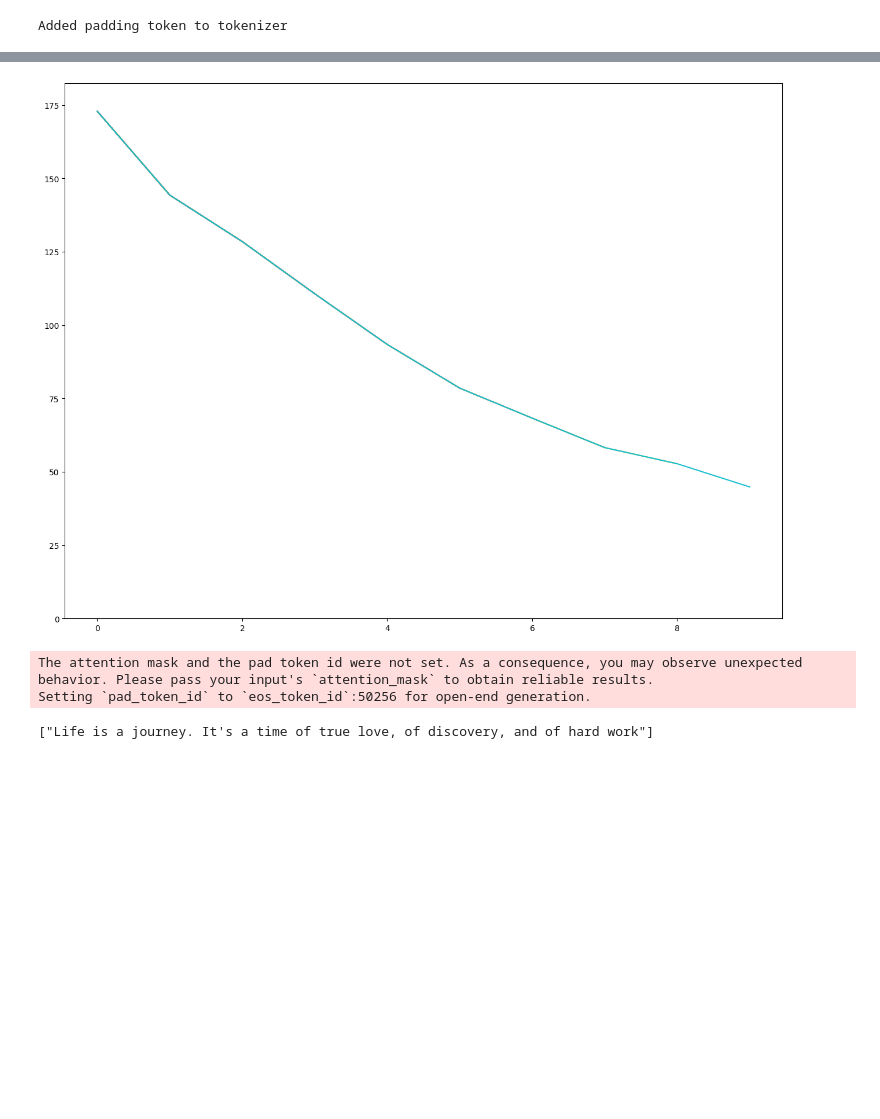
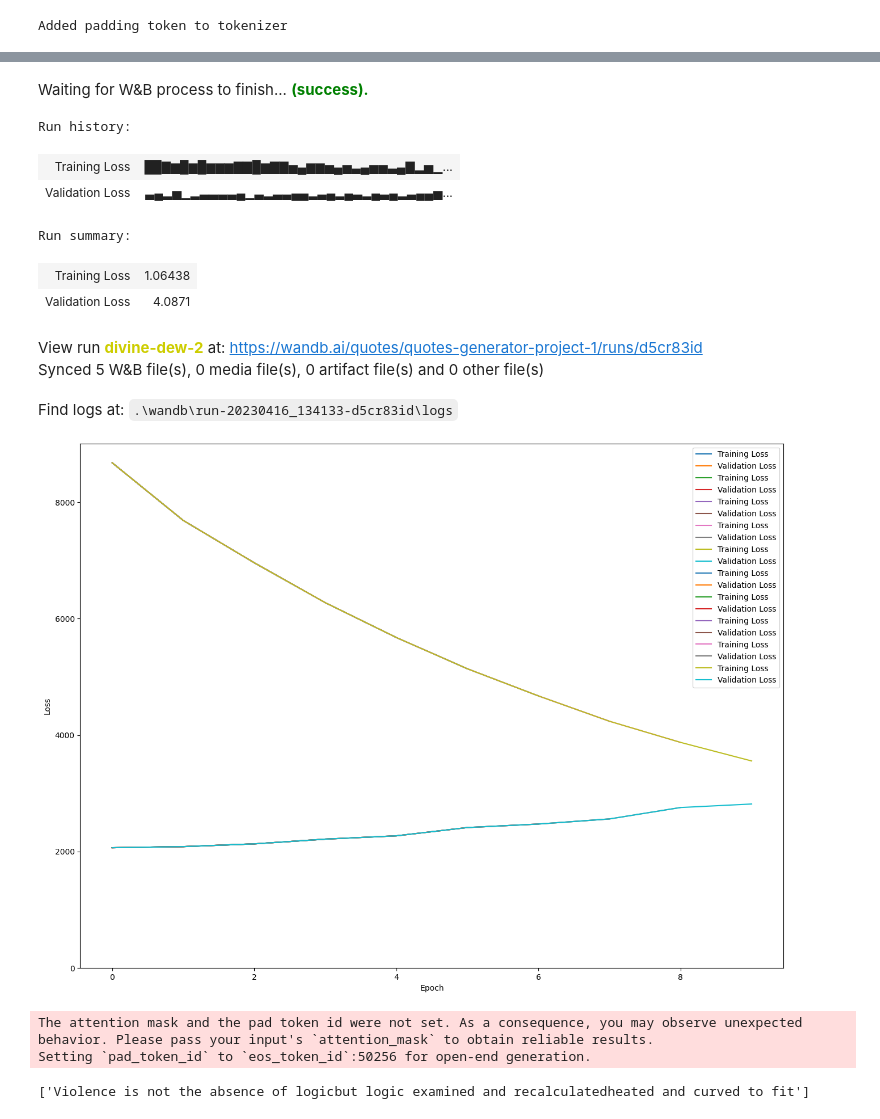
Before and after one commit to yankanp/quotes-generator, a Jupyter notebook: GPT-2/GPT2.ipynb, the cells around one changed output, grey strips where cells are left out. Saved outputs shown, nothing was run; the diff lists cells and outputs as text; code cells hidden in the pictures; blank space fills up the shorter version.

Commit message:
feat: trained for 3000 row dataset and connected to WnB

```diff
--- a/GPT-2/GPT2.ipynb
+++ b/GPT-2/GPT2.ipynb
@@ -35,5 +49,4 @@ class QuotesDataset(Dataset):
         inputs = self.tokenizer.encode(text, add_special_tokens=True, truncation=True, max_length=1024)
         return torch.tensor(inputs)
 # %%
-full_dataset =pd.read_csv('quotes_dataset_final_small.csv',low_memory=False)
-full_dataset=full_dataset.head(50)
+full_dataset =pd.read_csv('../../../quotes_dataset.csv',low_memory=False)
@@ -39,0 +101,7 @@ full_dataset=full_dataset.head(50)
+# %%
+#Data preprocessing
+# Remove new line
+full_dataset['quotes'] = full_dataset['quotes'].apply(lambda x: re.sub(r'\n+', ' ', x))
+
+# Lowercase the text
+full_dataset['quotes'] = full_dataset['quotes'].apply(lambda x: x.lower())
@@ -57,7 +129,7 @@ batch_size=1
 num_epochs=10
 lr=2e-5
 # %%
-model = GPT2LMHeadModel.from_pretrained('gpt2')
+model = GPT2LMHeadModel.from_pretrained('gpt2').to(device=device)
 optimizer = AdamW(model.parameters(), lr=lr)
 # %%
 train_size = int(0.8 * len(dataset))
@@ -65,5 +137,5 @@ val_size = len(dataset) - train_size
 
 train_dataset, val_dataset = random_split(dataset, [train_size, val_size])
 # %%
-dataloader = DataLoader(dataset, batch_size=batch_size, shuffle=True)
-valid_dataloader = DataLoader(dataset, batch_size=batch_size, shuffle=True)
+train_dataloader = DataLoader(train_dataset, batch_size=batch_size, shuffle=True)
+val_dataloader = DataLoader(val_dataset, batch_size=batch_size, shuffle=True)
@@ -70,29 +169,63 @@ valid_dataloader = DataLoader(dataset, batch_size=batch_size, shuffle=True)
 # %%
 all_training_loss=[]
+all_valid_loss=[]
 for epoch in range(num_epochs):
     tr_epoch_loss = 0
+    val_epoch_loss = 0
     model.train()
-    for batch in dataloader:
+    for batch in train_dataloader:
         # Pad each sequence to the maximum length in the batch
         batch = pad_sequence(batch, batch_first=True, padding_value=tokenizer.pad_token_id)
         batch = batch.to(model.device)
         outputs = model(input_ids=batch, labels=batch)
 
         loss = outputs.loss
         optimizer.zero_grad()
         loss.backward()
         tr_epoch_loss += loss.item()
         optimizer.step()
+        # log metrics to wandb
+        wandb.log({"Training Loss": loss})
+    all_training_loss.append(tr_epoch_loss)
 
-    all_training_loss.append(tr_epoch_loss)
-    plt.plot(all_training_loss)
+    model.eval()
+    for batch in val_dataloader:
+        # Pad each sequence to the maximum length in the batch
+        batch = pad_sequence(batch, batch_first=True, padding_value=tokenizer.pad_token_id)
+        batch = batch.to(model.device)
+        outputs = model(input_ids=batch, labels=batch)
+
+        loss = outputs.loss
+        val_epoch_loss += loss.item()
+    	# log metrics to wandb
+        wandb.log({"Validation Loss": loss})
+    all_valid_loss.append(val_epoch_loss)
+
+    plt.plot(all_training_loss, label='Training Loss')
+    plt.plot(all_valid_loss, label='Validation Loss')
     plt.ylim(bottom=0)
+    plt.legend()
+    plt.xlabel('Epoch')
+    plt.ylabel('Loss')
     display.display(plt.gcf())
     display.clear_output(wait=True)
     # Save the model after each epoch
     torch.save(model.state_dict(), f'gpt2_finetuned_epoch_{epoch}.pt')
+
+
+wandb.finish()
 # %% [output]
+Waiting for W&B process to finish... (success).
+Run history:
+| Training Loss | ██▇▆█▆█▆▆▆▇▇█▆▇▇▅▄▆▆▅▄▅▃▄▅▅▃▄▇▂▅▁... |
+| Validation Loss | ▃▄▂▅▁▂▃▃▃▃▄▁▃▂▃▃▄▄▂▃▄▂▄▃▂▄▃▄▂▃▄▄▅... |
+Run summary:
+| Training Loss | 1.06438 |
+| Validation Loss | 4.0871 |
+View run divine-dew-2 at: https://wandb.ai/quotes/quotes-generator-project-1/runs/d5cr83id
+Synced 5 W&B file(s), 0 media file(s), 0 artifact file(s) and 0 other file(s)
+Find logs at: .\wandb\run-20230416_134133-d5cr83id\logs
-[figure, old version]
+[figure, new version]
 # %%
 import torch
 from transformers import GPT2Tokenizer, GPT2LMHeadModel
@@ -100,7 +233,7 @@ from transformers import GPT2Tokenizer, GPT2LMHeadModel
 # Load the fine-tuned GPT-2 model and tokenizer
 # Load the model checkpoint
 model_path = "gpt2_finetuned_epoch_9.pt"
-model_state_dict = torch.load(model_path, map_location=torch.device('cpu'))
+model_state_dict = torch.load(model_path, map_location=torch.device(device=device))
 
 # Create a new model and load the state dict
 model = GPT2LMHeadModel.from_pretrained('gpt2')
@@ -108,7 +241,7 @@ model.load_state_dict(model_state_dict)
 tokenizer = GPT2Tokenizer.from_pretrained('gpt2')
 
 # Generate new quotes
-prompt = "Life is a journey"
+prompt = "Violence"
 input_ids = tokenizer.encode(prompt, add_special_tokens=True, return_tensors='pt')
 output = model.generate(input_ids=input_ids, max_length=20, num_return_sequences=1, no_repeat_ngram_size=2, early_stopping=True)
 generated_quotes = [tokenizer.decode(seq, clean_up_tokenization_spaces=True) for seq in output]
@@ -118,4 +251,4 @@ print(generated_quotes)
 # %% [output]
 The attention mask and the pad token id were not set. As a consequence, you may observe unexpected behavior. Please pass your input's `attention_mask` to obtain reliable results.
 Setting `pad_token_id` to `eos_token_id`:50256 for open-end generation.
-["Life is a journey. It's a time of true love, of discovery, and of hard work"]
+['Violence is not the absence of logicbut logic examined and recalculatedheated and curved to fit']
```
Also changed, not shown: parts of 13 cells of this notebook, 17 other files.
